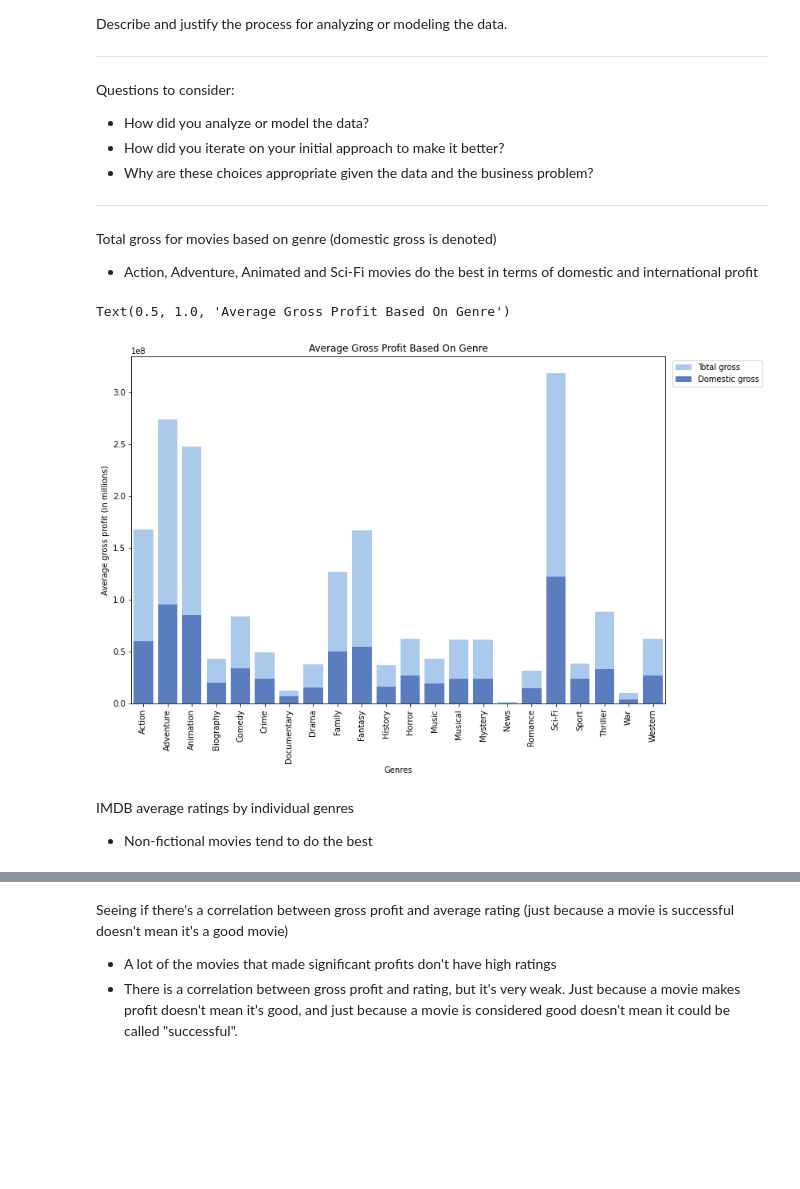
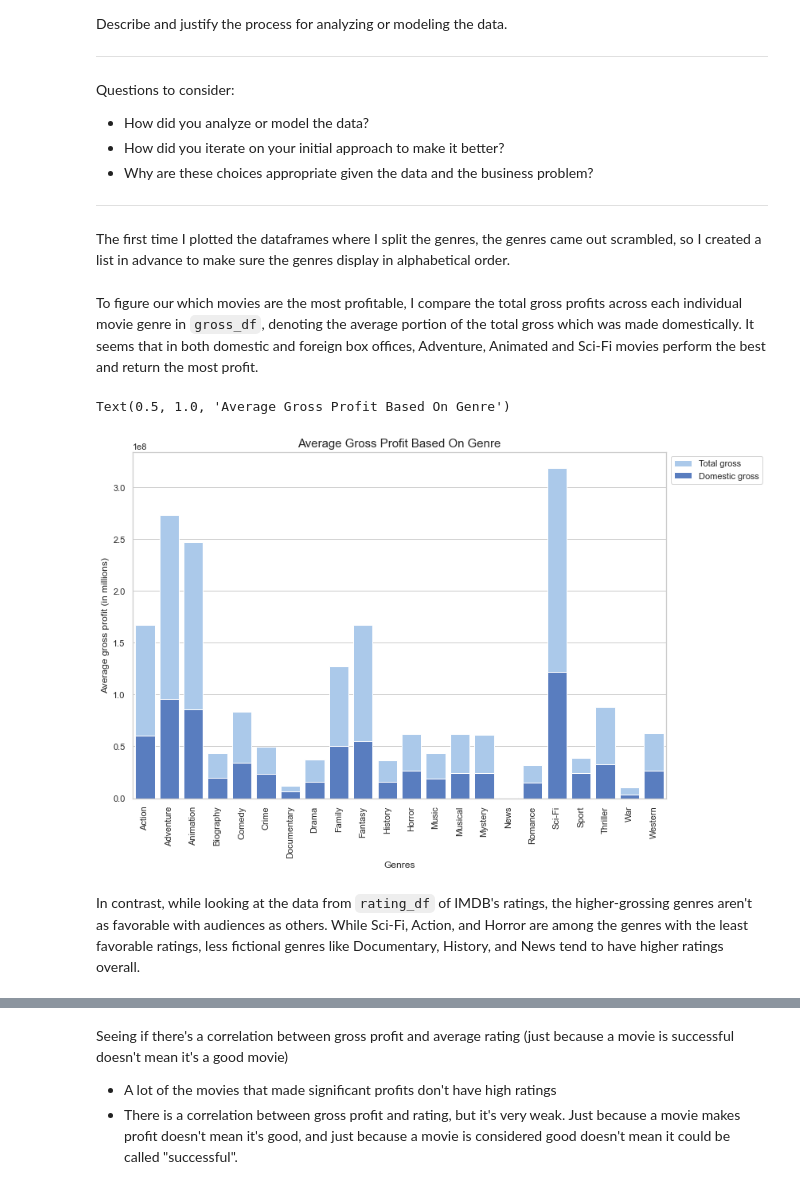
Before and after one commit to nancyho83/Microsoft-Movie-Analysis, a Jupyter notebook: microsoft-movie-analysis-code.ipynb, the cells around one changed output, grey strips where cells are left out. Drawn from its saved outputs; the diff is of its cells as text; code cells hidden in the pictures; blank space fills up the shorter version.

```diff
--- a/microsoft-movie-analysis-code.ipynb
+++ b/microsoft-movie-analysis-code.ipynb
@@ -295,30 +344,31 @@ Questions to consider:
 * How did you iterate on your initial approach to make it better?
 * Why are these choices appropriate given the data and the business problem?
 ***
+# %% [markdown]
+The first time I plotted the dataframes where I split the genres, the genres came out scrambled, so I created a list in advance to make sure the genres display in alphabetical order.
 # %%
 # Here you run your code to model the data
 alphabetical_genres = split_gross_df.split_genres.unique()
 alphabetical_genres.sort()
-# %% [markdown]
-Total gross for movies based on genre (domestic gross is denoted)
-- Action, Adventure, Animated and Sci-Fi movies do the best in terms of domestic and international profit
+# %% [markdown]
+To figure our which movies are the most profitable, I compare the total gross profits across each individual movie genre in `gross_df`, denoting the average portion of the total gross which was made domestically. It seems that in both domestic and foreign box offices, Adventure, Animated and Sci-Fi movies perform the best and return the most profit.
 # %%
 f, ax = plt.subplots(figsize=(12,8))
+sns.set_theme(style="whitegrid")
 sns.set_color_codes('pastel')
 sns.barplot(x='split_genres', y='total_gross', data=split_gross_df, label='Total gross', color='b', ci=None, order=alphabetical_genres)
 
 sns.set_color_codes('muted')
 sns.barplot(x='split_genres', y='domestic_gross', data=split_gross_df, label='Domestic gross', color='b', ci=None, order=alphabetical_genres)
 ax.set_xticklabels(ax.get_xticklabels(), rotation=90)
 ax.legend(bbox_to_anchor=(1.19, 1), loc="upper right", frameon=True)
 ax.set_xlabel('Genres')
 ax.set_ylabel('Average gross profit (in millions)')
-ax.set_title('Average Gross Profit Based On Genre')
+ax.set_title('Average Gross Profit Based On Genre', fontsize=15)
 # %% [output]
 Text(0.5, 1.0, 'Average Gross Profit Based On Genre')
-[figure, old version]
+[figure, new version]
-# %% [markdown]
-IMDB average ratings by individual genres
-- Non-fictional movies tend to do the best
+# %% [markdown]
+In contrast, while looking at the data from `rating_df` of IMDB's ratings, the higher-grossing genres aren't as favorable with audiences as others. While Sci-Fi, Action, and Horror are among the genres with the least favorable ratings, less fictional genres like Documentary, History, and News tend to have higher ratings overall.
 # %%
 f, ax = plt.subplots(figsize=(15,8))
```
Also changed, not shown: parts of 38 cells of this notebook.
